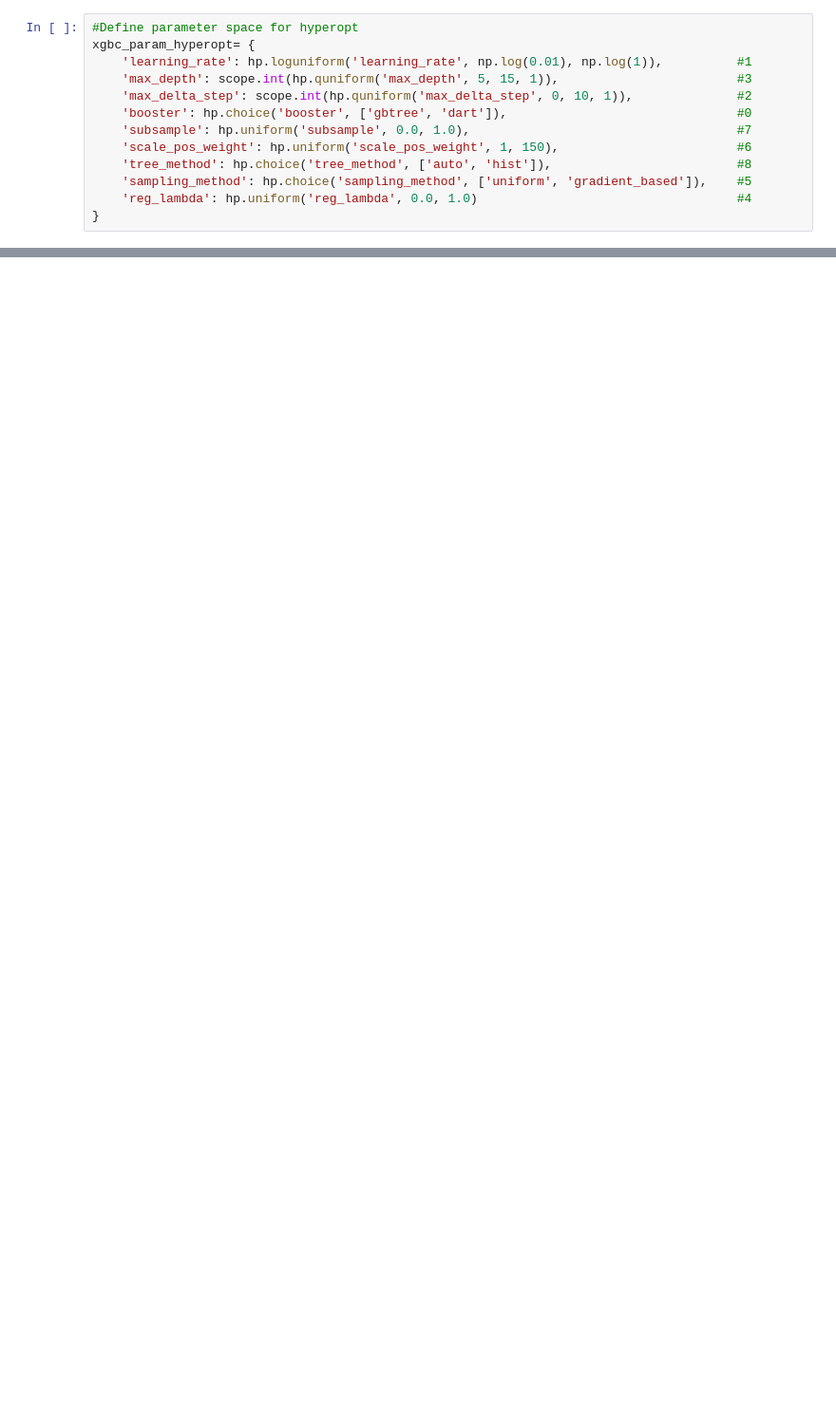
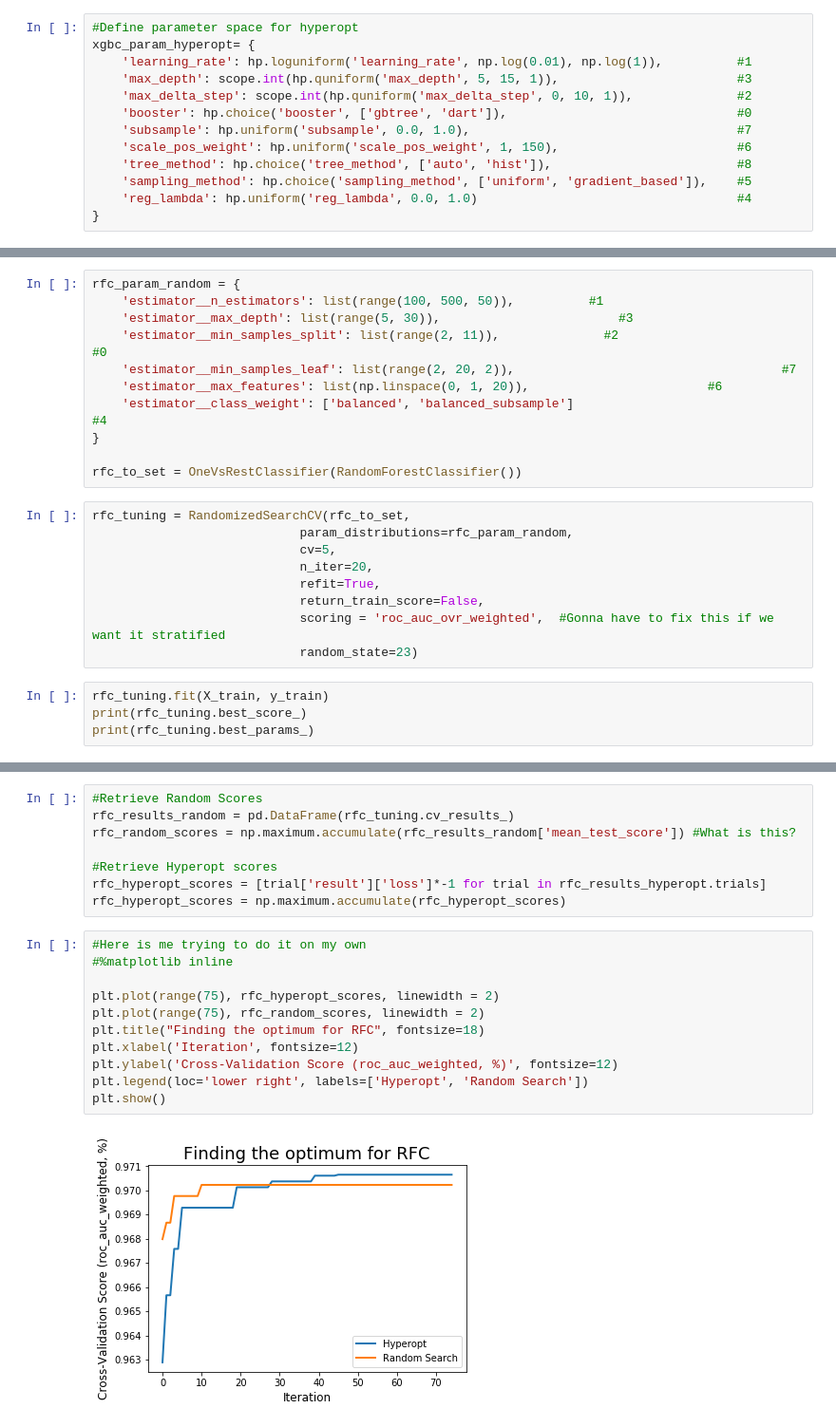
Before and after one commit to Justin92/FAIMS_MachineLearning, a Jupyter notebook: HyperOpt_RandomSearch.ipynb, the cells around one changed output, grey strips where cells are left out. Shown at 95% size. Drawn from its saved outputs; the diff is of its cells as text; blank space fills up the shorter version.

```diff
--- a/HyperOpt_RandomSearch.ipynb
+++ b/HyperOpt_RandomSearch.ipynb
@@ -118,0 +363,24 @@ Parameter combinations evaluated:  30
+# %%
+rfc_param_random = {
+    'estimator__n_estimators': list(range(100, 500, 50)),          #1
+    'estimator__max_depth': list(range(5, 30)),                        #3
+    'estimator__min_samples_split': list(range(2, 11)),              #2                              #0
+    'estimator__min_samples_leaf': list(range(2, 20, 2)),                                    #7
+    'estimator__max_features': list(np.linspace(0, 1, 20)),                        #6
+    'estimator__class_weight': ['balanced', 'balanced_subsample']                                  #4
+}
+
+rfc_to_set = OneVsRestClassifier(RandomForestClassifier())
+# %%
+rfc_tuning = RandomizedSearchCV(rfc_to_set,
+                            param_distributions=rfc_param_random,
+                            cv=5,
+                            n_iter=20,
+                            refit=True,
+                            return_train_score=False,
+                            scoring = 'roc_auc_ovr_weighted',  #Gonna have to fix this if we want it stratified
+                            random_state=23)
+# %%
+rfc_tuning.fit(X_train, y_train)
+print(rfc_tuning.best_score_)
+print(rfc_tuning.best_params_)
@@ -118,0 +412,21 @@ Parameter combinations evaluated:  30
+# %%
+#Retrieve Random Scores
+rfc_results_random = pd.DataFrame(rfc_tuning.cv_results_)
+rfc_random_scores = np.maximum.accumulate(rfc_results_random['mean_test_score']) #What is this?
+
+#Retrieve Hyperopt scores
+rfc_hyperopt_scores = [trial['result']['loss']*-1 for trial in rfc_results_hyperopt.trials]
+rfc_hyperopt_scores = np.maximum.accumulate(rfc_hyperopt_scores)
+# %%
+#Here is me trying to do it on my own
+#%matplotlib inline
+
+plt.plot(range(75), rfc_hyperopt_scores, linewidth = 2)
+plt.plot(range(75), rfc_random_scores, linewidth = 2)
+plt.title("Finding the optimum for RFC", fontsize=18)
+plt.xlabel('Iteration', fontsize=12)
+plt.ylabel('Cross-Validation Score (roc_auc_weighted, %)', fontsize=12)
+plt.legend(loc='lower right', labels=['Hyperopt', 'Random Search'])
+plt.show()
+# %% [output]
+[figure, added]
```
Also changed, not shown: parts of 35 cells of this notebook.
